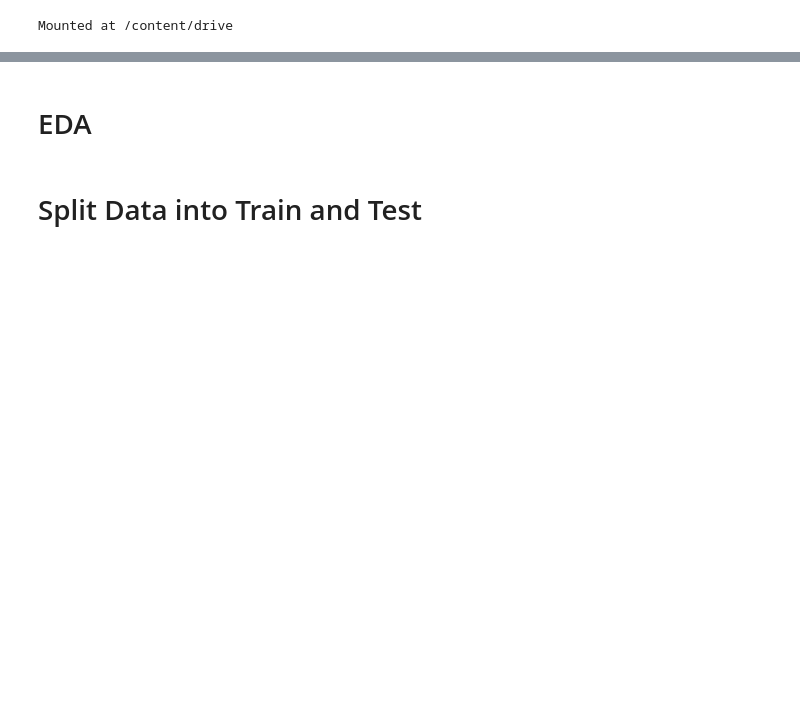
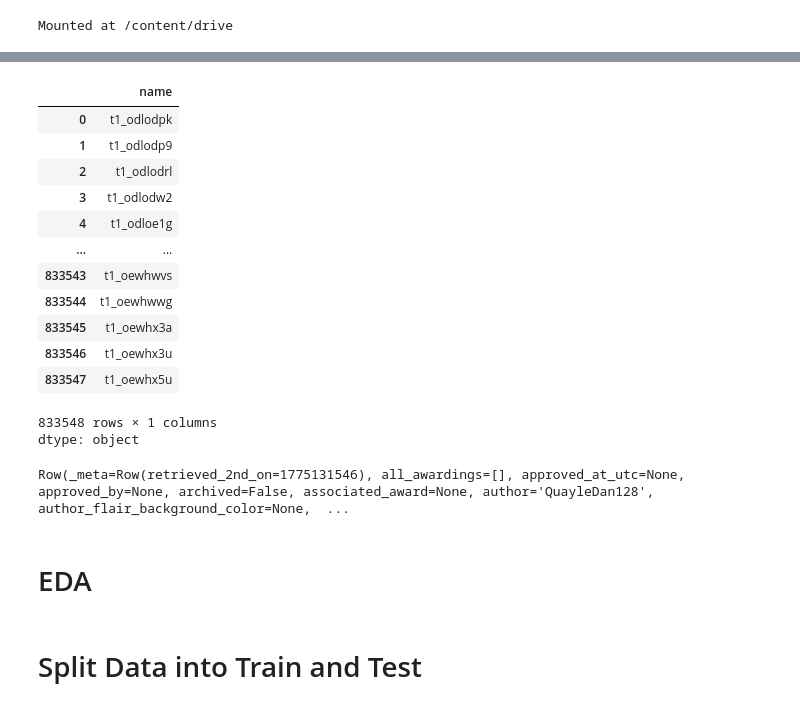
Before and after one commit to xmegan10/Reddit-Sentiment-Comment-Prediction, a Jupyter notebook: Reddit Comment Sentiment Prediction.ipynb, the cells around one changed output, grey strips where cells are left out. Drawn from its saved outputs; the diff is of its cells as text; code cells hidden in the pictures; blank space fills up the shorter version.

Commit message:
add code for importing jsonl files

```diff
--- a/Reddit Comment Sentiment Prediction.ipynb
+++ b/Reddit Comment Sentiment Prediction.ipynb
@@ -78,5 +84,11 @@ True
+# %%
+from pyspark.sql import SparkSession, Row
+spark = SparkSession.builder.appName('Load-jston-to-pyspark-dataframe').getOrCreate()
+spark.conf.set("spark.sql.execution.arrow.pyspark.enabled", "true")
 # %%
 from google.colab import drive
 drive.mount('/content/drive')
 # %% [output]
 Mounted at /content/drive
+# %%
+df = spark.read.json("/content/drive/MyDrive/Colab Notebooks/Reddit Comment Pred/r_AskReddit_commentsApril.jsonl")
@@ -82,0 +108,2 @@ Mounted at /content/drive
+# %%
+result = df.select("*").toPandas()
@@ -83,3 +130,24 @@ Mounted at /content/drive
+# %%
+result["name"]
+# %% [output]
+|  | name |
+| 0 | t1_odlodpk |
+| 1 | t1_odlodp9 |
+| 2 | t1_odlodrl |
+| 3 | t1_odlodw2 |
+| 4 | t1_odloe1g |
+| ... | ... |
+| 833543 | t1_oewhwvs |
+| 833544 | t1_oewhwwg |
+| 833545 | t1_oewhx3a |
+| 833546 | t1_oewhx3u |
+| 833547 | t1_oewhx5u |
+833548 rows × 1 columns
+dtype: object
+# %%
+df.head()
+# %% [output]
+Row(_meta=Row(retrieved_2nd_on=1775131546), all_awardings=[], approved_at_utc=None, approved_by=None, archived=False, associated_award=None, author='QuayleDan128', author_flair_background_color=None,  ...
 # %%
 posts_df = pd.read_csv("/content/drive/MyDrive/Colab Notebooks/Reddit Comment Pred/a_posts_df.csv")
 comments_df = pd.read_csv("/content/drive/MyDrive/Colab Notebooks/Reddit Comment Pred/a_comments_df.csv")
```
Also changed, not shown: parts of 4 cells of this notebook.
